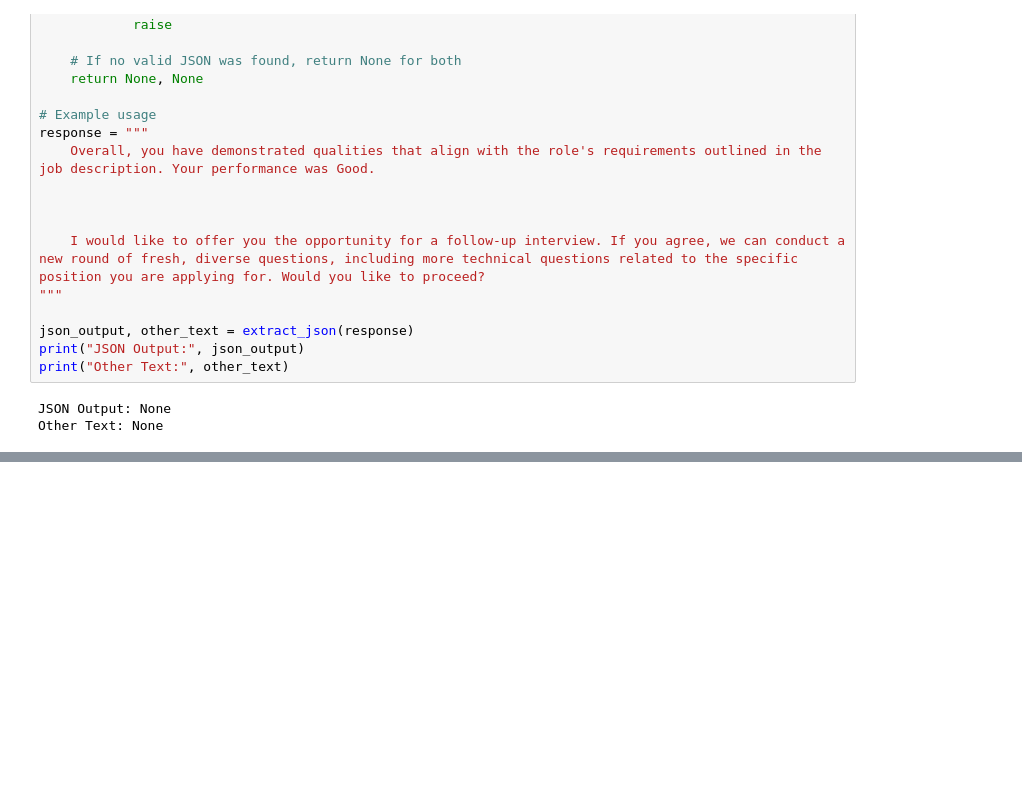
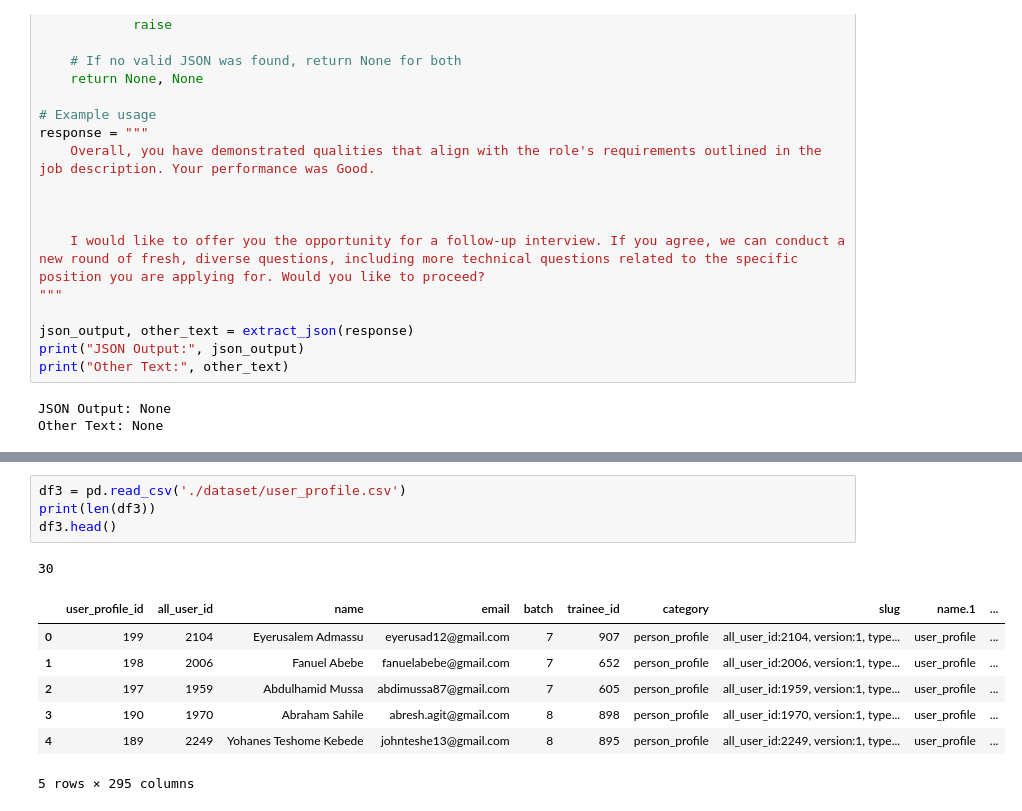
Before and after one commit to Feven0/PT, a Jupyter notebook: notebooks/cv_analysis_fixing_issues.ipynb, the cells around one changed output, grey strips where cells are left out. Drawn from its saved outputs; the diff is of its cells as text; blank space fills up the shorter version.

```diff
--- a/notebooks/cv_analysis_fixing_issues.ipynb
+++ b/notebooks/cv_analysis_fixing_issues.ipynb
@@ -152,0 +345,13 @@ skill assessment question
+# %%
+df3 = pd.read_csv('./dataset/user_profile.csv')
+print(len(df3))
+df3.head()
+# %% [output]
+30
+|  | user_profile_id | all_user_id | name | email | batch | trainee_id | category | slug | name.1 | ... |
+| 0 | 199 | 2104 | Eyerusalem Admassu | eyerusad12@gmail.com | 7 | 907 | person_profile | all_user_id:2104, version:1, type... | user_profile | ... |
+| 1 | 198 | 2006 | Fanuel Abebe | fanuelabebe@gmail.com | 7 | 652 | person_profile | all_user_id:2006, version:1, type... | user_profile | ... |
+| 2 | 197 | 1959 | Abdulhamid Mussa | abdimussa87@gmail.com | 7 | 605 | person_profile | all_user_id:1959, version:1, type... | user_profile | ... |
+| 3 | 190 | 1970 | Abraham Sahile | abresh.agit@gmail.com | 8 | 898 | person_profile | all_user_id:1970, version:1, type... | user_profile | ... |
+| 4 | 189 | 2249 | Yohanes Teshome Kebede | johnteshe13@gmail.com | 8 | 895 | person_profile | all_user_id:2249, version:1, type... | user_profile | ... |
+5 rows × 295 columns
```
Also changed, not shown: parts of 19 cells of this notebook, 45 other files.
